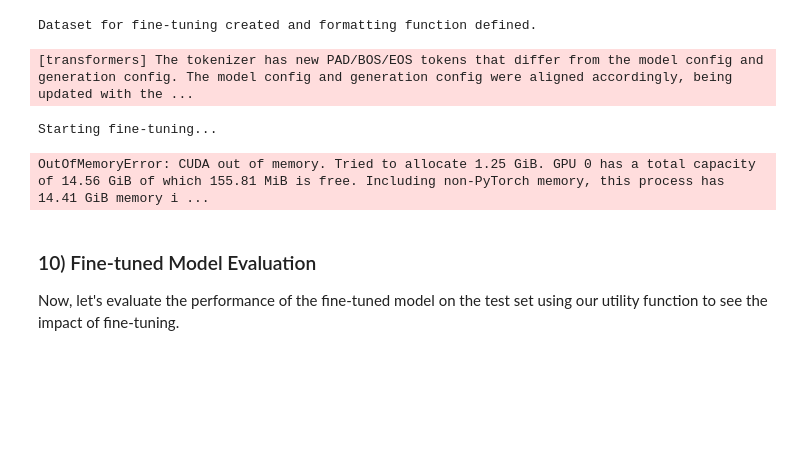
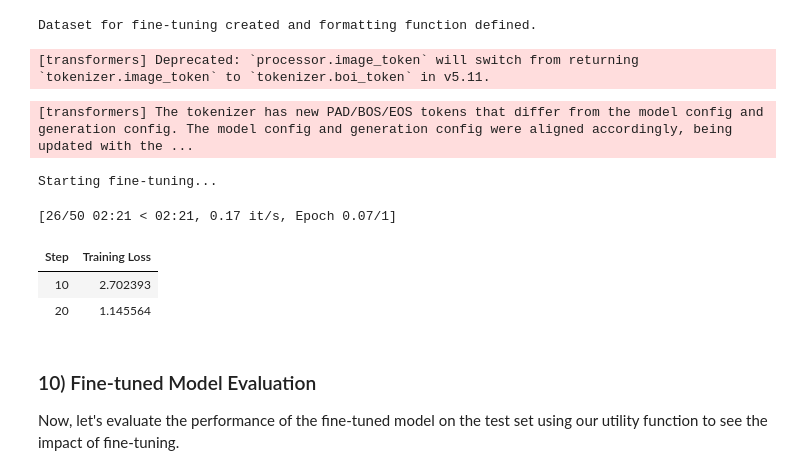
Before and after one commit to bigcoke1/slm_training, a Jupyter notebook: LMtraining.ipynb, the cells around one changed output. Drawn from its saved outputs; the diff is of its cells as text; code cells hidden in the pictures; blank space fills up the shorter version.

```diff
--- a/LMtraining.ipynb
+++ b/LMtraining.ipynb
@@ -21,18 +16,16 @@ Mounted at /content/drive
 # %%
 import torch
-from transformers import AutoModelForCausalLM, AutoTokenizer, BitsAndBytesConfig, AutoConfig, LlamaTokenizerFast
+from transformers import AutoModelForCausalLM, AutoTokenizer, BitsAndBytesConfig, AutoConfig
+import os
 
 # 1. Define the Model ID from Hugging Face Hub
 # Microsoft's Phi-3 is an outstanding ~4B model for structured tasks
 model_id = "google/gemma-3-4b-it"
-gdrive_cache_dir = "/content/drive/MyDrive/LM_Training_Cache/"
+gdrive_cache_dir = "LM_Training_Cache/"
 
-try:
-    from google.colab import userdata
-    os.environ["HF_TOKEN"] = userdata.get("HF_TOKEN")
-    print("✅ Hugging Face Token successfully loaded from Colab Secrets.")
-except ImportError:
-    print("❌ Could not import userdata. Make sure you are running inside Google Colab.")
+HF_TOKEN = os.environ["HF_TOKEN"]
+if HF_TOKEN is None:
+    print("Hugging Face Token not found")
 
 # 2. Configure 4-bit quantization (QLoRA standard)
 # This downloads the weights but instantly maps them to a highly compressed 4-bit structure
@@ -53,19 +46,18 @@ print("Loading model configuration...")
 # Load the config first
 initial_config = AutoConfig.from_pretrained(model_id, trust_remote_code=True, revision="main")
 
-config = initial_config # Use the (potentially modified) initial_config
+config = initial_config
 
 # 4. Download and load the Model in 4-bit
 print("Downloading and quantizing model (this may take a few minutes)...")
 model = AutoModelForCausalLM.from_pretrained(
     model_id,
-    config=config, # Pass the potentially modified config
+    config=config,
     quantization_config=quantization_config,
     device_map="auto",
     trust_remote_code=True,
     revision="main",
     cache_dir=gdrive_cache_dir,
-    # attn_implementation="eager" # Explicitly use eager attention to bypass rope_scaling issues
 )
 
 print("\n🎉 Success! Model downloaded and successfully compressed into 4-bit memory.")
@@ -119,7 +111,7 @@ import os
 
 file_id = '1oTwXYj5U7fA0mZkokmiZFSuXy0xN7osU'
 url = f'https://drive.google.com/uc?id={file_id}'
-DB_PATH = '/content/game_data.db'
+DB_PATH = 'game_data.db'
 
 if not os.path.exists(DB_PATH):
   gdown.download(url, DB_PATH, quiet=False)
@@ -472,37 +458,41 @@ training_args = TrainingArguments(
     output_dir="./gemma_finetuned",  # Directory to save checkpoints
     per_device_train_batch_size=4, # Batch size for training
     gradient_accumulation_steps=2, # Number of updates steps to accumulate before performing a backward/update pass
     warmup_steps=10,               # Number of warmup steps for learning rate scheduler
     max_steps=50,                  # Total number of training steps (adjust based on dataset size and desired training time)
     learning_rate=2e-4,            # Learning rate
-    fp16=True,                     # Use mixed precision training
+    bf16=True,                     # Use bfloat16 mixed precision (matches the model's bnb_4bit_compute_dtype)
     logging_steps=10,              # Log every 10 steps
     optim="paged_adamw_8bit",      # Optimizer
     save_strategy="steps",         # Save checkpoint every `save_steps`
     save_steps=25,                 # Save checkpoint every 25 steps
 )
 
 # 3. Initialize SFTTrainer
 sft_trainer = SFTTrainer(
     model=model,
     train_dataset=train_dataset,
     formatting_func=formatting_prompts_func,
     peft_config=lora_config,
     args=training_args,
 )
 
 # 4. Start Training
 print("Starting fine-tuning...")
 sft_trainer.train()
 print("Fine-tuning complete!")
 
 # Get the fine-tuned model and tokenizer from the trainer
 finetuned_model = sft_trainer.model
 finetuned_tokenizer = tokenizer # Tokenizer generally remains the same, but good practice to reference
 # %% [output]
-[transformers] The tokenizer has new PAD/BOS/EOS tokens that differ from the model config and generation config. The model config and generation config were aligned accordingly, being updated with the ...
+[transformers] Deprecated: `processor.image_token` will switch from returning `tokenizer.image_token` to `tokenizer.boi_token` in v5.11.
-Starting fine-tuning...
+[transformers] The tokenizer has new PAD/BOS/EOS tokens that differ from the model config and generation config. The model config and generation config were aligned accordingly, being updated with the ...
-OutOfMemoryError: CUDA out of memory. Tried to allocate 1.25 GiB. GPU 0 has a total capacity of 14.56 GiB of which 155.81 MiB is free. Including non-PyTorch memory, this process has 14.41 GiB memory i ...
+Starting fine-tuning...
+[26/50 02:21 < 02:21, 0.17 it/s, Epoch 0.07/1]
+| Step | Training Loss |
+| 10 | 2.702393 |
+| 20 | 1.145564 |
 # %%
 # Save the fine-tuned model and tokenizer to Google Drive
 finetuned_model_save_path = '/content/drive/MyDrive/Gemma_3_4b_it_finetuned'
```
Also changed, not shown: parts of 6 cells of this notebook, 2 other files.
